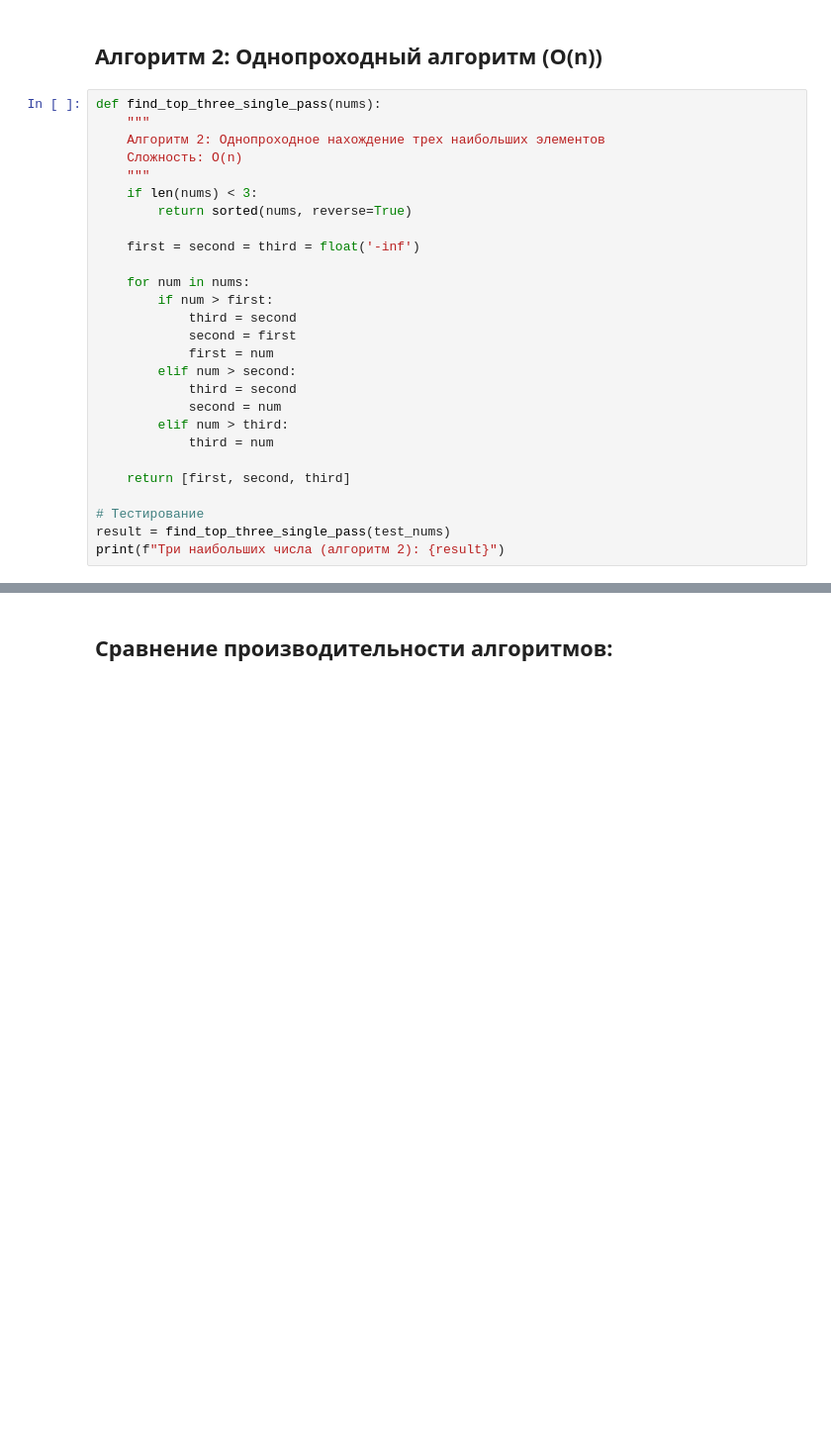
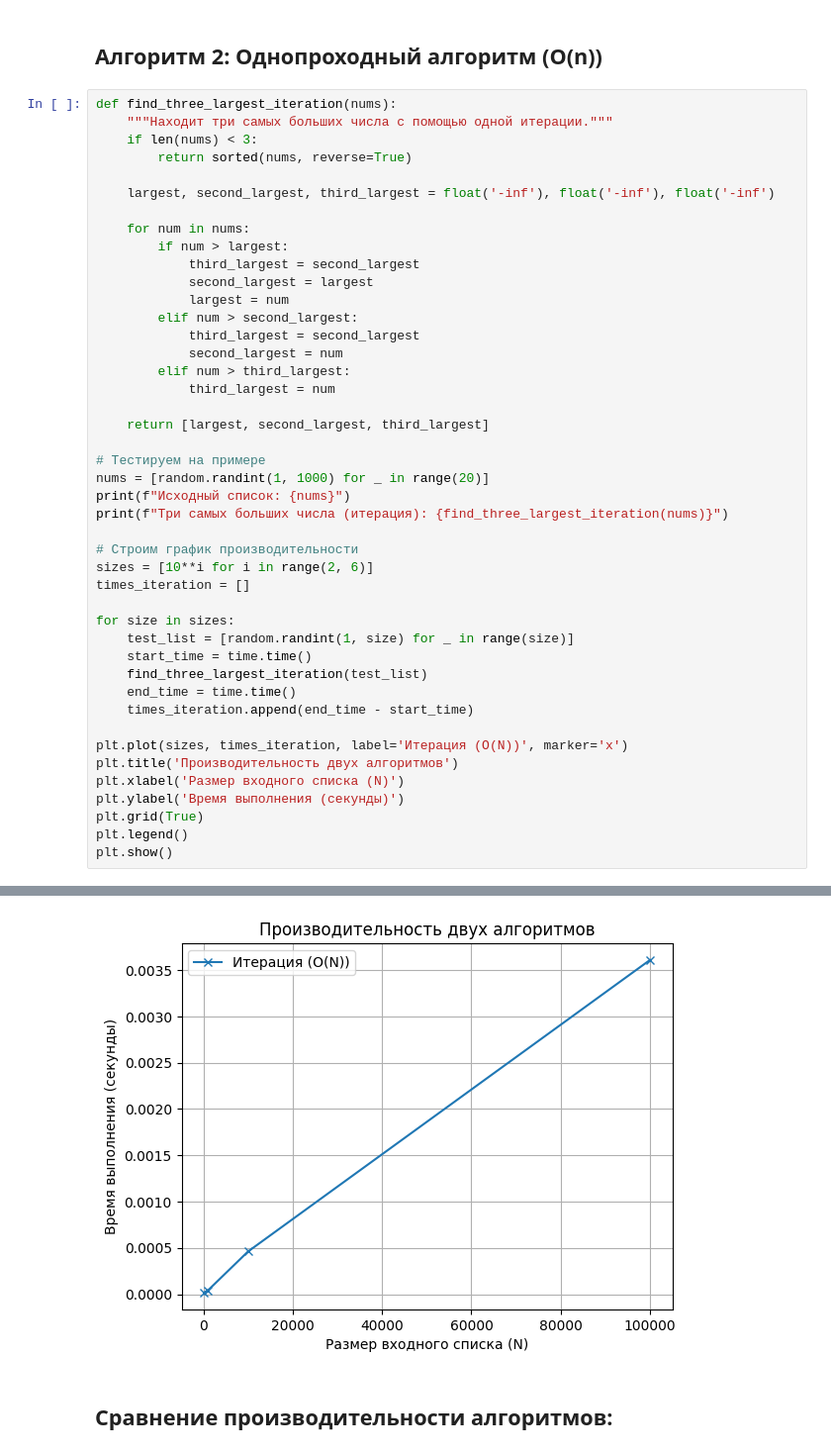
Before and after one commit to serk4s/1_lab_for_struckturi, a Jupyter notebook: 1lab_for_strukturi.ipynb, the cells around one changed output, grey strips where cells are left out. Shown at 99% size. Drawn from its saved outputs; the diff is of its cells as text; blank space fills up the shorter version.

```diff
--- a/1lab_for_strukturi.ipynb
+++ b/1lab_for_strukturi.ipynb
@@ -113,30 +136,47 @@ print(f"Три наибольших числа (алгоритм 1): {result}")
 # %% [markdown]
 ## Алгоритм 2: Однопроходный алгоритм (O(n))
 # %%
-def find_top_three_single_pass(nums):
-    """
-    Алгоритм 2: Однопроходное нахождение трех наибольших элементов
-    Сложность: O(n)
-    """
+def find_three_largest_iteration(nums):
+    """Находит три самых больших числа с помощью одной итерации."""
     if len(nums) < 3:
         return sorted(nums, reverse=True)
 
-    first = second = third = float('-inf')
+    largest, second_largest, third_largest = float('-inf'), float('-inf'), float('-inf')
 
     for num in nums:
-        if num > first:
-            third = second
-            second = first
-            first = num
-        elif num > second:
-            third = second
-            second = num
-        elif num > third:
-            third = num
+        if num > largest:
+            third_largest = second_largest
+            second_largest = largest
+            largest = num
+        elif num > second_largest:
+            third_largest = second_largest
+            second_largest = num
+        elif num > third_largest:
+            third_largest = num
 
-    return [first, second, third]
+    return [largest, second_largest, third_largest]
 
-# Тестирование
-result = find_top_three_single_pass(test_nums)
-print(f"Три наибольших числа (алгоритм 2): {result}")
+# Тестируем на примере
+nums = [random.randint(1, 1000) for _ in range(20)]
+print(f"Исходный список: {nums}")
+print(f"Три самых больших числа (итерация): {find_three_largest_iteration(nums)}")
+
+# Строим график производительности
+sizes = [10**i for i in range(2, 6)]
+times_iteration = []
+
+for size in sizes:
+    test_list = [random.randint(1, size) for _ in range(size)]
+    start_time = time.time()
+    find_three_largest_iteration(test_list)
+    end_time = time.time()
+    times_iteration.append(end_time - start_time)
+
+plt.plot(sizes, times_iteration, label='Итерация (O(N))', marker='x')
+plt.title('Производительность двух алгоритмов')
+plt.xlabel('Размер входного списка (N)')
+plt.ylabel('Время выполнения (секунды)')
+plt.grid(True)
+plt.legend()
+plt.show()
 # %% [output]
@@ -144,3 +185,4 @@ print(f"Три наибольших числа (алгоритм 2): {result}")
+[figure, added]
 # %% [markdown]
 ## Сравнение производительности алгоритмов:
 # %%
```
Also changed, not shown: parts of 12 cells of this notebook, 1 other file.
